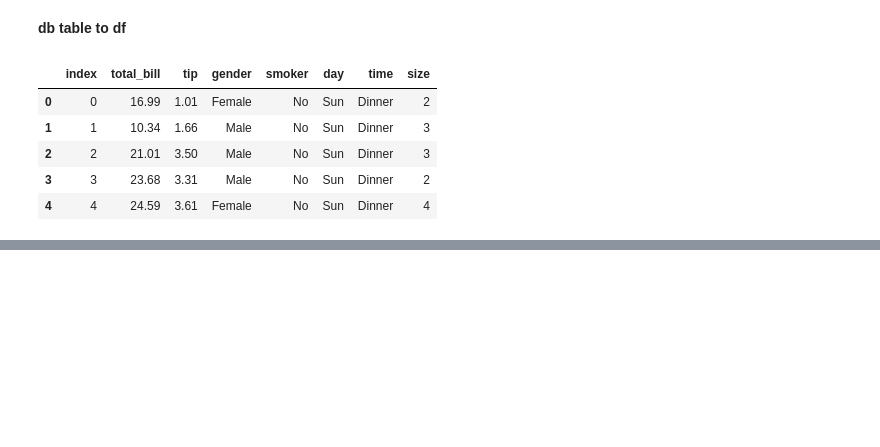
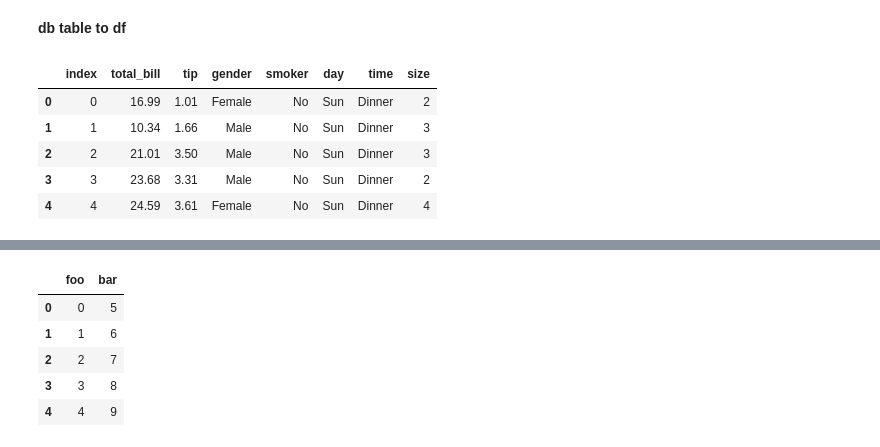
Before and after one commit to KSunnySinghRajput/Ai, a Jupyter notebook: 1.DataScience/2.a.Pandas-DataExtract.ipynb, the cells around one changed output, grey strips where cells are left out. Saved outputs shown, nothing was run; the diff lists cells and outputs as text; code cells hidden in the pictures; blank space fills up the shorter version.

```diff
--- a/1.DataScience/2.a.Pandas-DataExtract.ipynb
+++ b/1.DataScience/2.a.Pandas-DataExtract.ipynb
@@ -124,0 +173,10 @@ df2.head()
+# %%
+unpickled_df = pd.read_pickle("temp/dummy.pkl")
+unpickled_df
+# %% [output]
+|  | foo | bar |
+| 0 | 0 | 5 |
+| 1 | 1 | 6 |
+| 2 | 2 | 7 |
+| 3 | 3 | 8 |
+| 4 | 4 | 9 |
```
Also changed, not shown: parts of 19 cells of this notebook, 12 other files.
